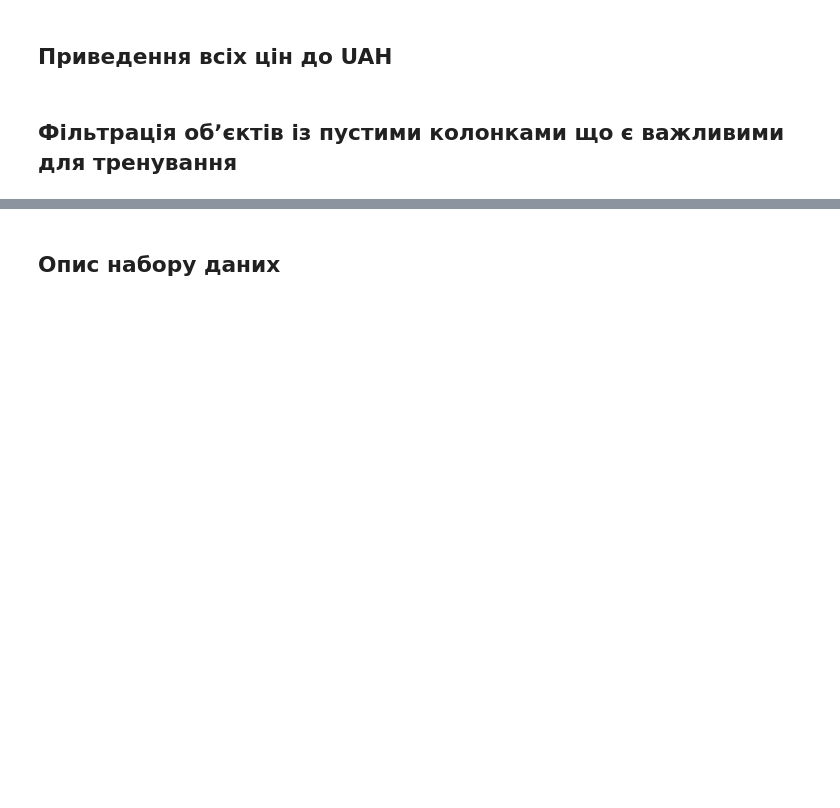
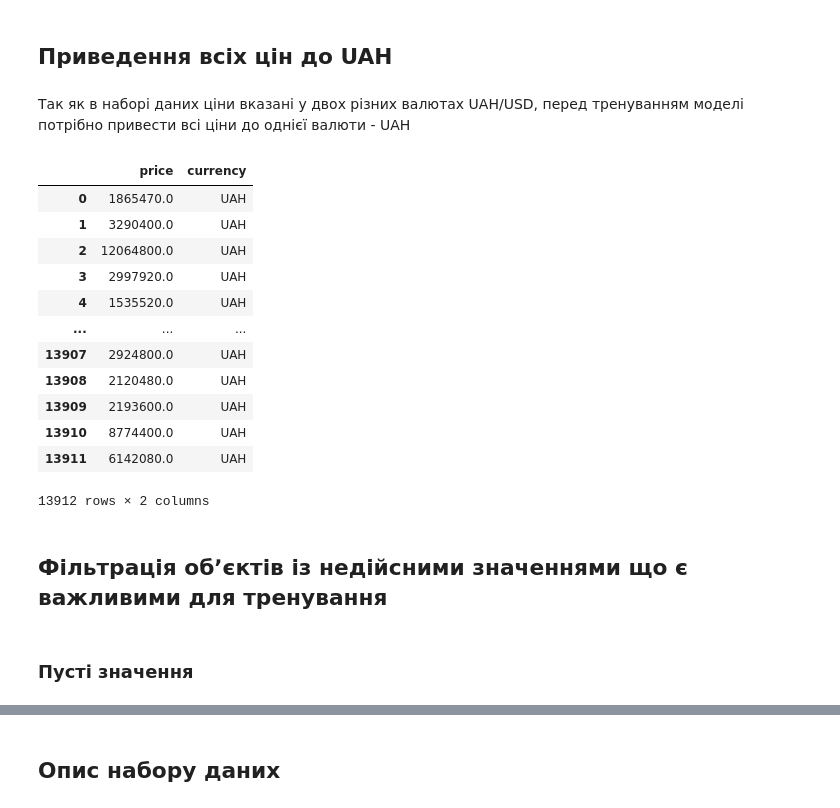
Before and after one commit to Acousticdesk/course-project-data-analysis, a Jupyter notebook: Real Estate Dataset Analysis.ipynb, the cells around one changed output, grey strips where cells are left out. Drawn from its saved outputs; the diff is of its cells as text; code cells hidden in the pictures; blank space fills up the shorter version.

```diff
--- a/Real Estate Dataset Analysis.ipynb
+++ b/Real Estate Dataset Analysis.ipynb
@@ -64,2 +60,4 @@ dtype: object
 # %% [markdown]
 ## Приведення всіх цін до UAH
+# %% [markdown]
+Так як в наборі даних ціни вказані у двох різних валютах UAH/USD, перед тренуванням моделі потрібно привести всі ціни до однієї валюти - UAH
@@ -66,2 +69,21 @@ dtype: object
+# %%
+# ціни та валюта після змін
+df[['price', 'currency']]
+# %% [output]
+|  | price | currency |
+| 0 | 1865470.0 | UAH |
+| 1 | 3290400.0 | UAH |
+| 2 | 12064800.0 | UAH |
+| 3 | 2997920.0 | UAH |
+| 4 | 1535520.0 | UAH |
+| ... | ... | ... |
+| 13907 | 2924800.0 | UAH |
+| 13908 | 2120480.0 | UAH |
+| 13909 | 2193600.0 | UAH |
+| 13910 | 8774400.0 | UAH |
+| 13911 | 6142080.0 | UAH |
+13912 rows × 2 columns
 # %% [markdown]
-## Фільтрація обʼєктів із пустими колонками що є важливими для тренування
+## Фільтрація обʼєктів із недійсними значеннями що є важливими для тренування
+# %% [markdown]
+### Пусті значення
```
Also changed, not shown: parts of 8 cells of this notebook.
